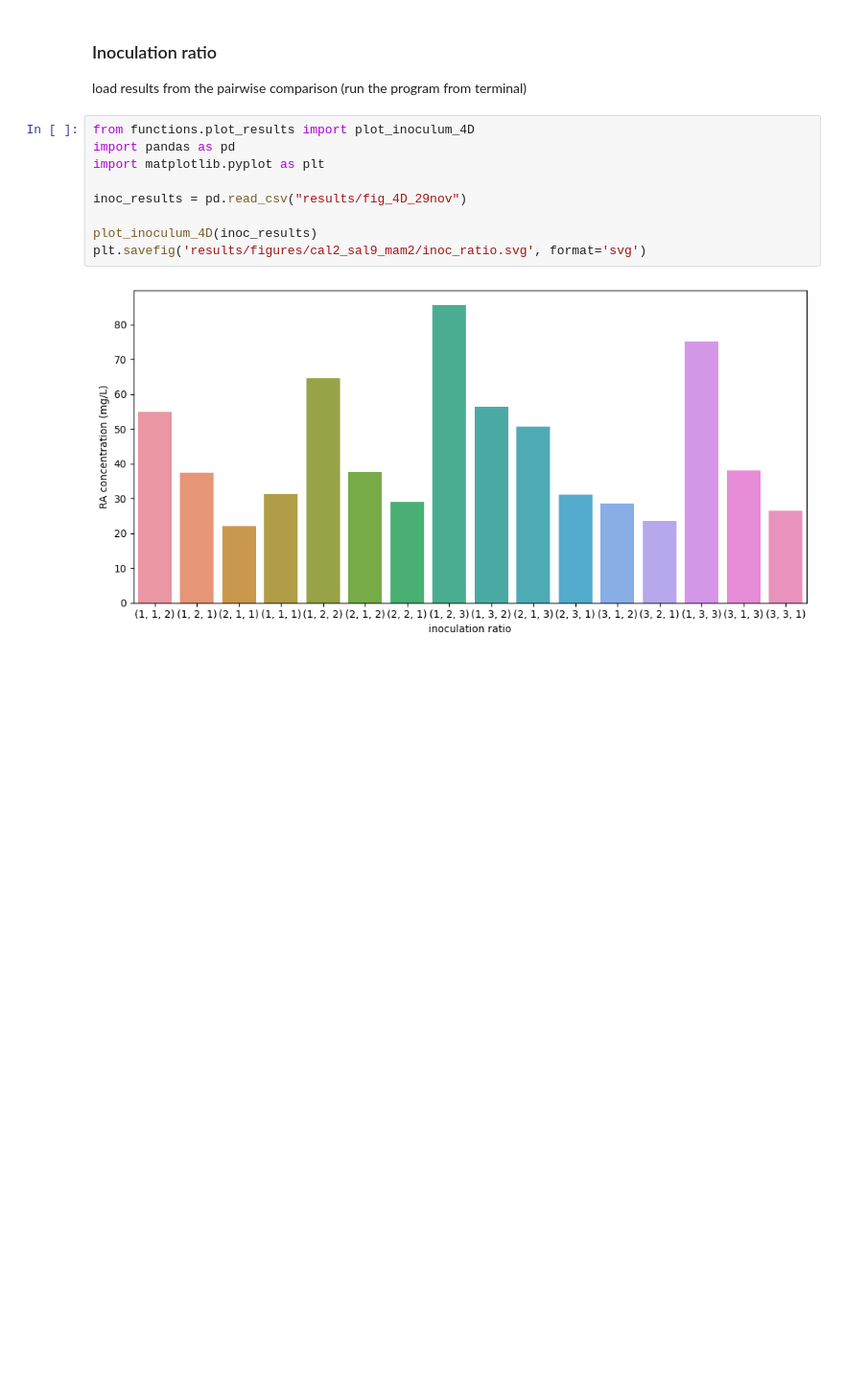
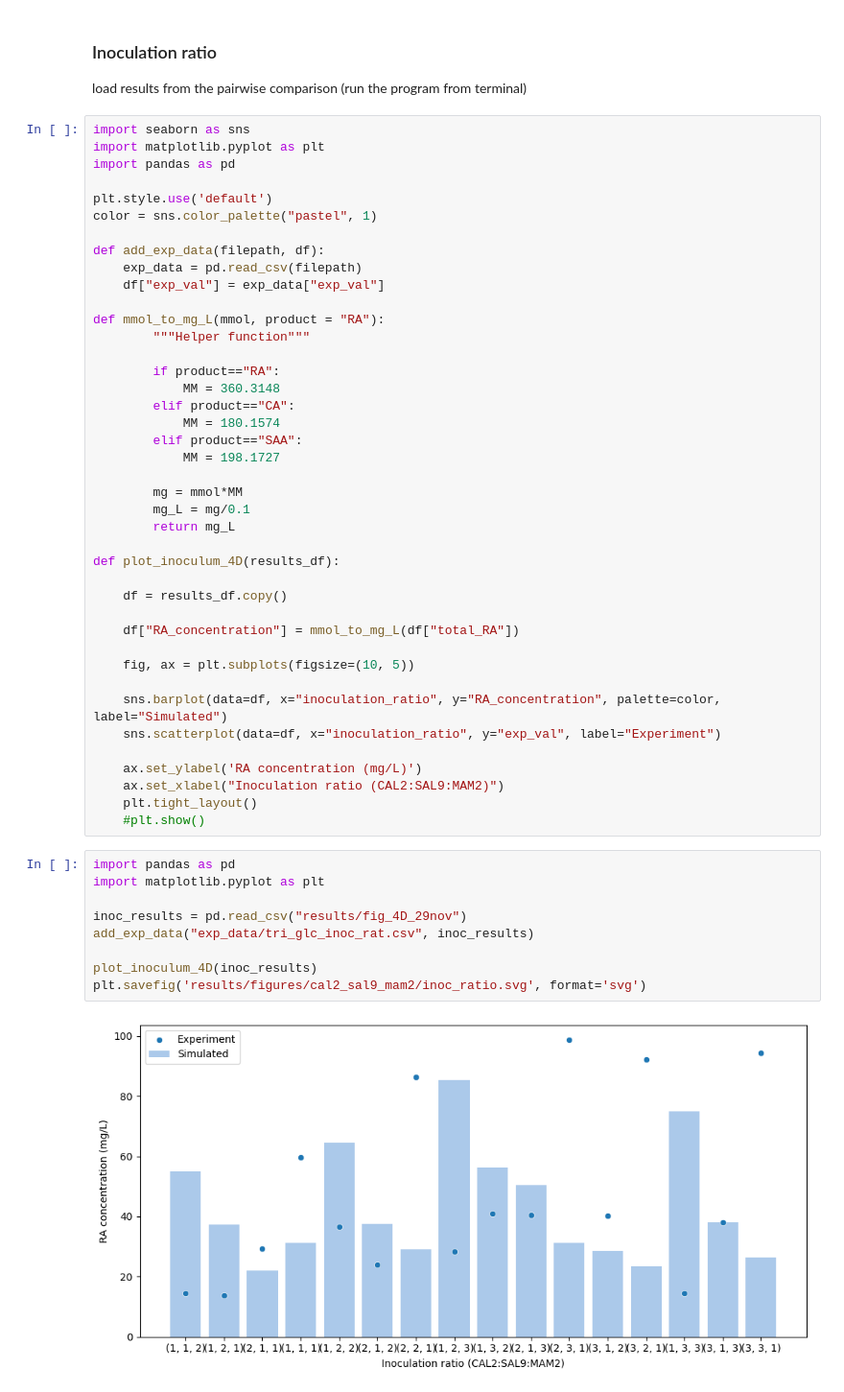
Before and after one commit to andreastallvik/BIOTBT3900, a Jupyter notebook: community_modelling/RAsynthesis/results_glc_tri.ipynb, the cells around one changed output. Shown at 96% size. Saved outputs shown, nothing was run; the diff lists cells and outputs as text; blank space fills up the shorter version.

Commit message:
figure fixes

```diff
--- a/community_modelling/RAsynthesis/results_glc_tri.ipynb
+++ b/community_modelling/RAsynthesis/results_glc_tri.ipynb
@@ -266,14 +266,55 @@ plot_metabolites(sim)
 # %% [markdown]
 ### Inoculation ratio
 load results from the pairwise comparison (run the program from terminal)
+# %%
+import seaborn as sns
+import matplotlib.pyplot as plt
+import pandas as pd
+
+plt.style.use('default')
+color = sns.color_palette("pastel", 1)
+
+def add_exp_data(filepath, df):
+    exp_data = pd.read_csv(filepath)
+    df["exp_val"] = exp_data["exp_val"]
+
+def mmol_to_mg_L(mmol, product = "RA"):
+        """Helper function"""
+
+        if product=="RA":
+            MM = 360.3148
+        elif product=="CA":
+            MM = 180.1574
+        elif product=="SAA":
+            MM = 198.1727
+
+        mg = mmol*MM
+        mg_L = mg/0.1
+        return mg_L
+
+def plot_inoculum_4D(results_df):
+
+    df = results_df.copy()
+
+    df["RA_concentration"] = mmol_to_mg_L(df["total_RA"])
+
+    fig, ax = plt.subplots(figsize=(10, 5))
+
+    sns.barplot(data=df, x="inoculation_ratio", y="RA_concentration", palette=color, label="Simulated")
+    sns.scatterplot(data=df, x="inoculation_ratio", y="exp_val", label="Experiment")
+
+    ax.set_ylabel('RA concentration (mg/L)')
+    ax.set_xlabel("Inoculation ratio (CAL2:SAL9:MAM2)")
+    plt.tight_layout()
+    #plt.show()
 # %%
-from functions.plot_results import plot_inoculum_4D
 import pandas as pd
 import matplotlib.pyplot as plt
 
 inoc_results = pd.read_csv("results/fig_4D_29nov")
+add_exp_data("exp_data/tri_glc_inoc_rat.csv", inoc_results)
 
 plot_inoculum_4D(inoc_results)
 plt.savefig('results/figures/cal2_sal9_mam2/inoc_ratio.svg', format='svg')
 # %% [output]
-[figure, old version]
+[figure, new version]
```
Also changed, not shown: 7 other files.
